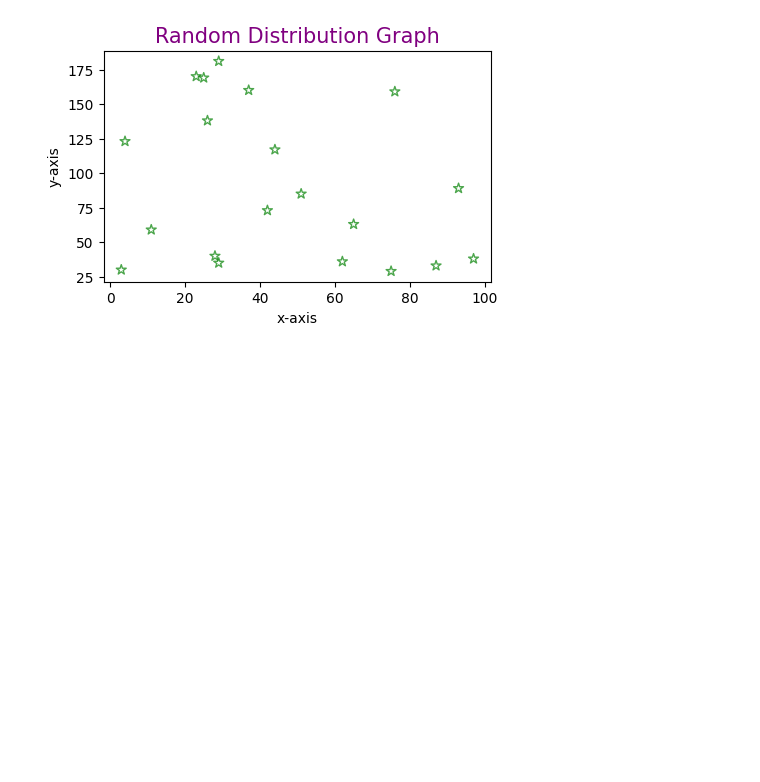
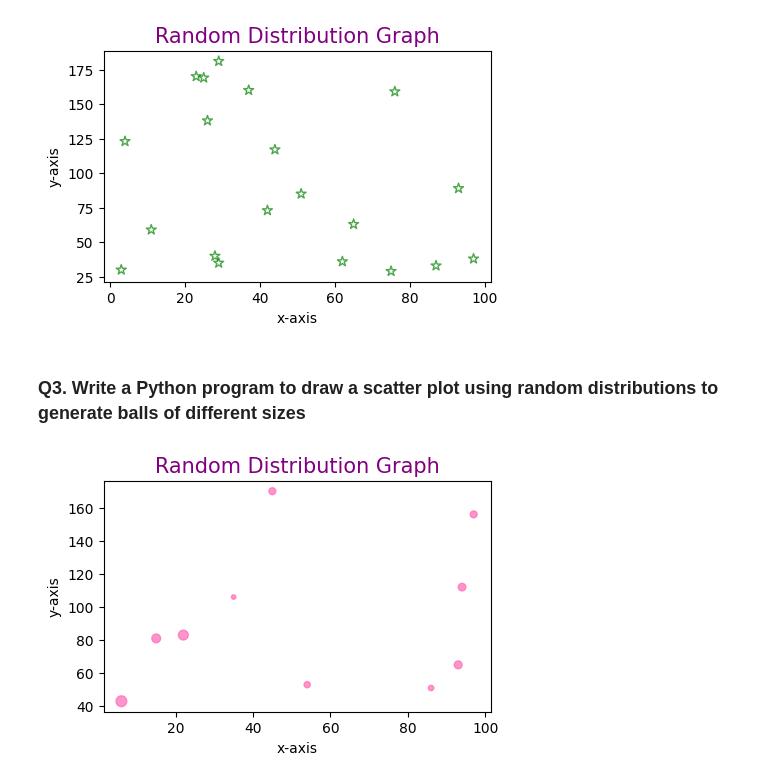
Before and after one commit to Ankitha8105/Python_Libraries, a Jupyter notebook: Matplotlib/scatterplot.ipynb, the cells around one changed output. Saved outputs shown, nothing was run; the diff lists cells and outputs as text; code cells hidden in the pictures; blank space fills up the shorter version.

```diff
--- a/Matplotlib/scatterplot.ipynb
+++ b/Matplotlib/scatterplot.ipynb
@@ -83,3 +83,40 @@ if __name__ == "__main__":
     main()
 # %% [output]
 [figure]
+# %% [markdown]
+### Q3. Write a Python program to draw a scatter plot using random distributions to generate balls of  different sizes
+# %%
+log = logger.logger_init('Q3')
+
+
+def balls_different_size(x,y):
+    """
+    Description :
+        This function is used to draw a scatter plot using random distributions to generate balls of
+        different sizes
+    Parameters :
+        x = First Random Distribution List
+        y = Second Random Distribution List
+    Return :
+        It returns Scatterplots of different ball size
+    """
+    plt.figure(figsize=(5,3))
+    sizes = [10,20,30,40,50,60,15,25,32,25]
+    plt.scatter(x,y,color='hotpink',alpha=0.7,s=sizes)
+
+    plt.xlabel('x-axis')
+    plt.ylabel('y-axis')
+    plt.title("Random Distribution Graph",fontsize=15,color='purple')
+    plt.show()
+
+
+def main():
+    x = np.random.randint(1,100,10)
+    y = np.random.randint(10,199,10)
+    balls_different_size(x,y)
+
+
+if __name__ == "__main__":
+    main()
+# %% [output]
+[figure, added]
```
Also changed, not shown: parts of 1 cell of this notebook.
